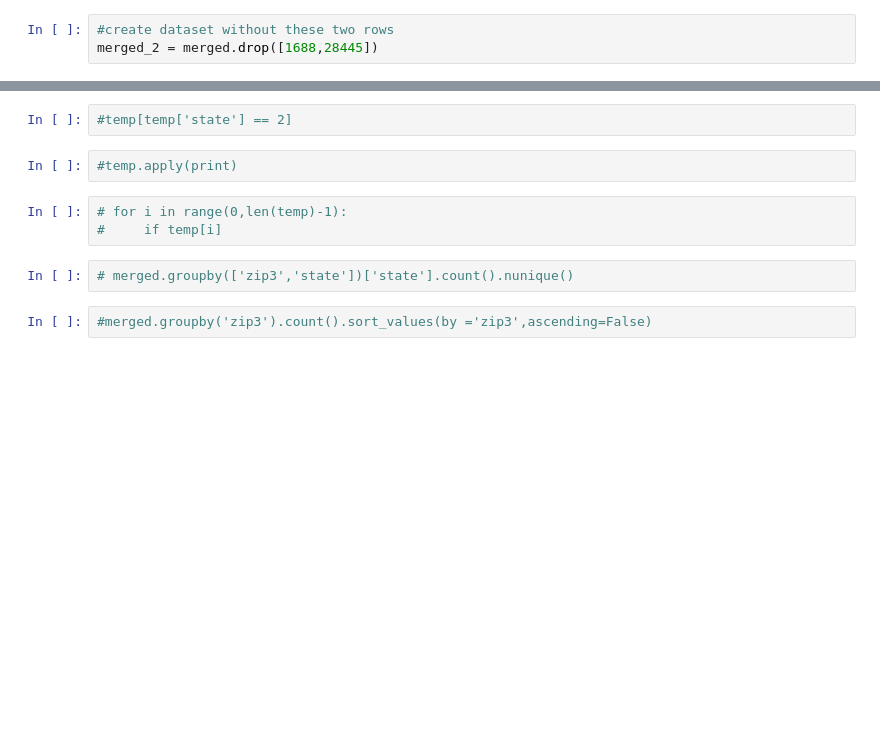
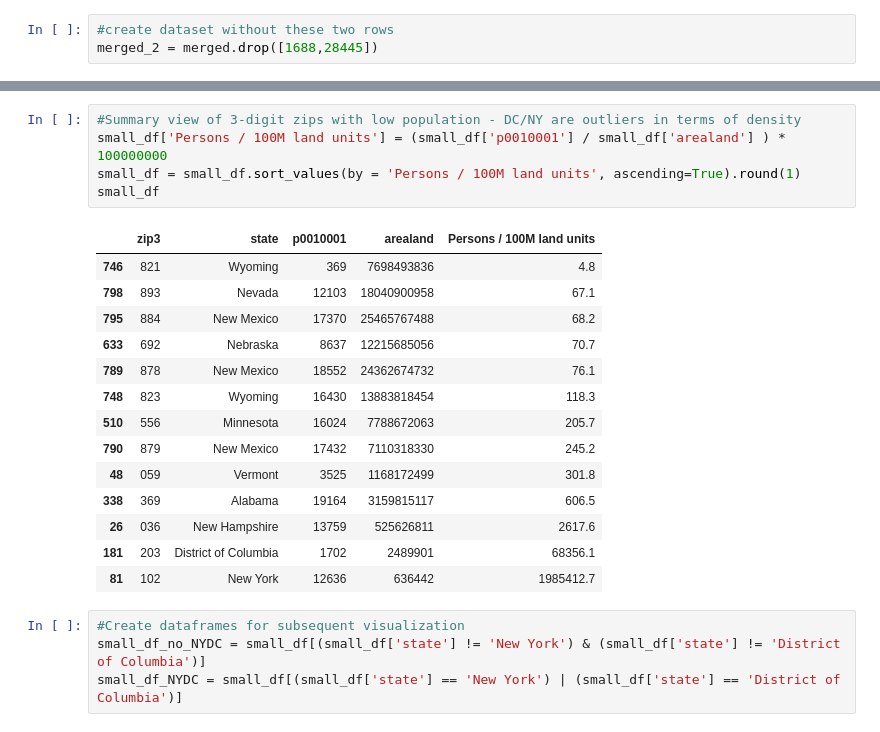
Before and after one commit to Richard-Shimada/US-Zip-Code-Analysis, a Jupyter notebook: Richard Shimada WEB.ipynb, the cells around one changed output, grey strips where cells are left out. Drawn from its saved outputs; the diff is of its cells as text; blank space fills up the shorter version.

```diff
--- a/Richard Shimada WEB.ipynb
+++ b/Richard Shimada WEB.ipynb
@@ -536,11 +269,24 @@ merged.groupby('zip3')['state'].count().sort_values(ascending=False)
-# %%
-#temp[temp['state'] == 2]
-# %%
-#temp.apply(print)
-# %%
-# for i in range(0,len(temp)-1):
-#     if temp[i]
-# %%
-# merged.groupby(['zip3','state'])['state'].count().nunique()
-# %%
-#merged.groupby('zip3').count().sort_values(by ='zip3',ascending=False)
+# %%
+#Summary view of 3-digit zips with low population - DC/NY are outliers in terms of density
+small_df['Persons / 100M land units'] = (small_df['p0010001'] / small_df['arealand'] ) * 100000000
+small_df = small_df.sort_values(by = 'Persons / 100M land units', ascending=True).round(1)
+small_df
+# %% [output]
+|  | zip3 | state | p0010001 | arealand | Persons / 100M land units |
+| 746 | 821 | Wyoming | 369 | 7698493836 | 4.8 |
+| 798 | 893 | Nevada | 12103 | 18040900958 | 67.1 |
+| 795 | 884 | New Mexico | 17370 | 25465767488 | 68.2 |
+| 633 | 692 | Nebraska | 8637 | 12215685056 | 70.7 |
+| 789 | 878 | New Mexico | 18552 | 24362674732 | 76.1 |
+| 748 | 823 | Wyoming | 16430 | 13883818454 | 118.3 |
+| 510 | 556 | Minnesota | 16024 | 7788672063 | 205.7 |
+| 790 | 879 | New Mexico | 17432 | 7110318330 | 245.2 |
+| 48 | 059 | Vermont | 3525 | 1168172499 | 301.8 |
+| 338 | 369 | Alabama | 19164 | 3159815117 | 606.5 |
+| 26 | 036 | New Hampshire | 13759 | 525626811 | 2617.6 |
+| 181 | 203 | District of Columbia | 1702 | 2489901 | 68356.1 |
+| 81 | 102 | New York | 12636 | 636442 | 1985412.7 |
+# %%
+#Create dataframes for subsequent visualization
+small_df_no_NYDC = small_df[(small_df['state'] != 'New York') & (small_df['state'] != 'District of Columbia')]
+small_df_NYDC = small_df[(small_df['state'] == 'New York') | (small_df['state'] == 'District of Columbia')]
```
Also changed, not shown: parts of 73 cells of this notebook, 1 other file.
